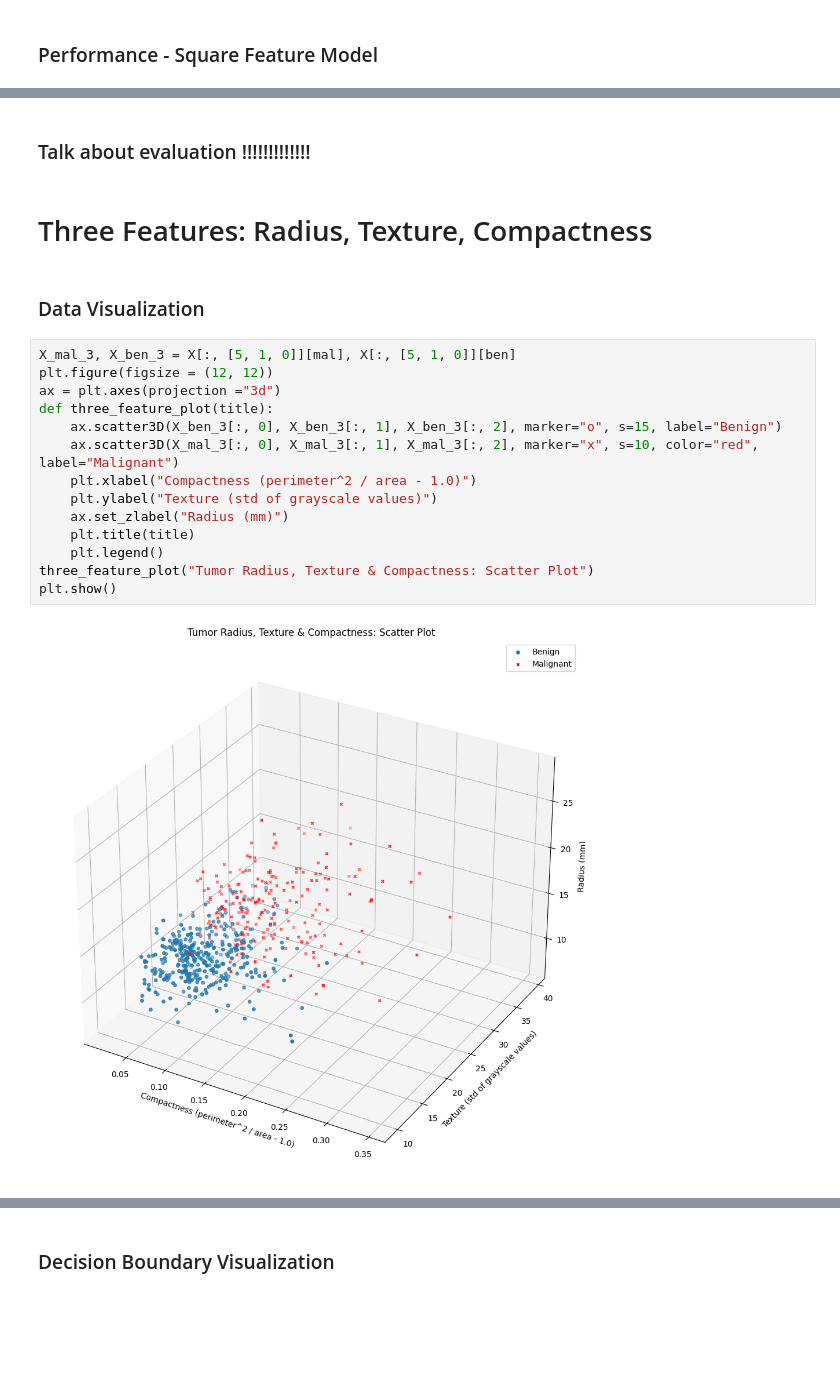
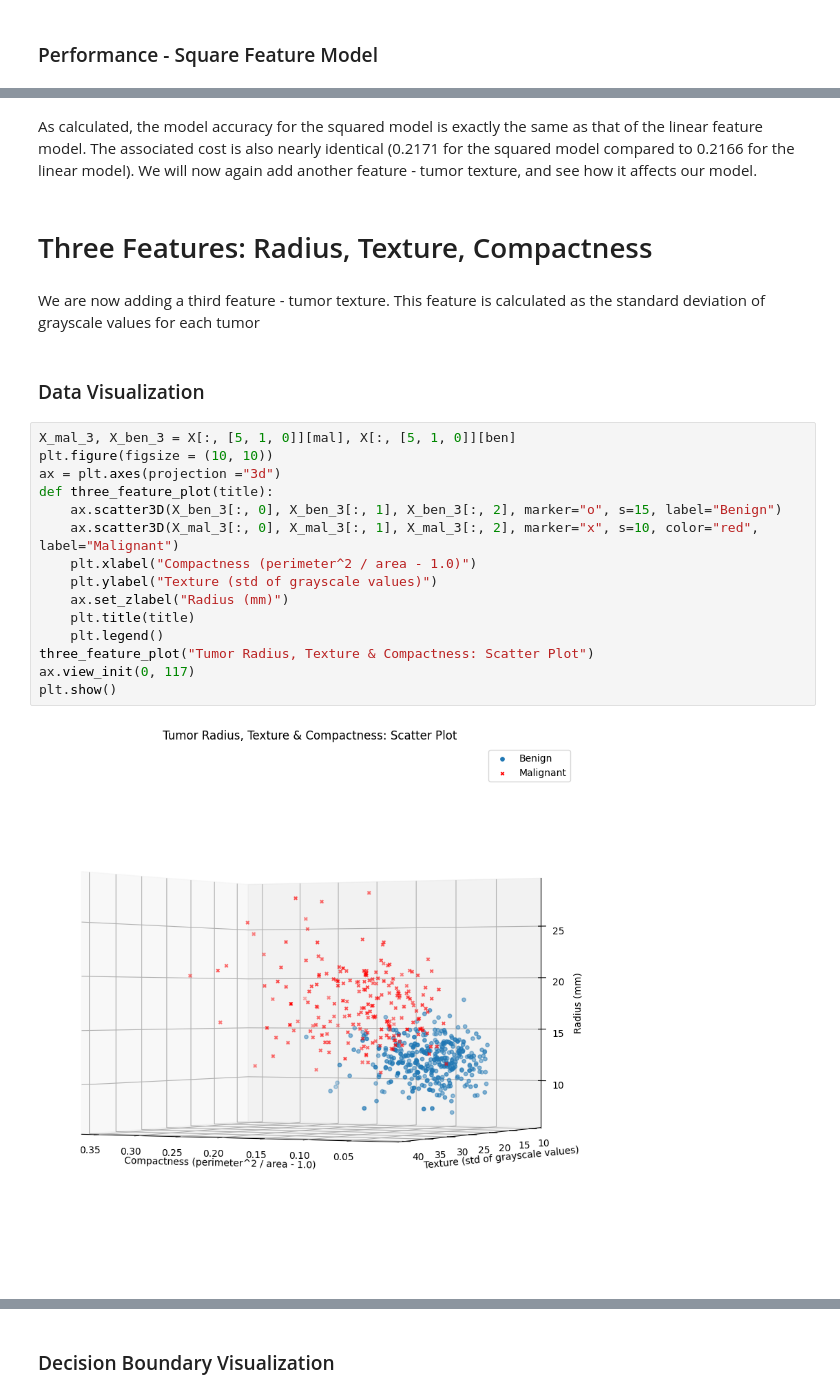
Before and after one commit to markov24/breast-cancer-classification, a Jupyter notebook: binary_classification.ipynb, the cells around one changed output, grey strips where cells are left out. Saved outputs shown, nothing was run; the diff lists cells and outputs as text; blank space fills up the shorter version.

```diff
--- a/binary_classification.ipynb
+++ b/binary_classification.ipynb
@@ -166,22 +174,25 @@ Model accuracy is 91.228%
-# %% [markdown]
-### Talk about evaluation !!!!!!!!!!!!!
+# %% [markdown]
+As calculated, the model accuracy for the squared model is exactly the same as that of the linear feature model. The associated cost is also nearly identical (0.2171 for the squared model compared to 0.2166 for the linear model). We will now again add another feature - tumor texture, and see how it affects our model.
 # %% [markdown]
 # Three Features: Radius, Texture, Compactness
+# %% [markdown]
+We are now adding a third feature - tumor texture. This feature is calculated as the standard deviation of grayscale values for each tumor
 # %% [markdown]
 ### Data Visualization
 # %%
 X_mal_3, X_ben_3 = X[:, [5, 1, 0]][mal], X[:, [5, 1, 0]][ben]
-plt.figure(figsize = (12, 12))
+plt.figure(figsize = (10, 10))
 ax = plt.axes(projection ="3d")
 def three_feature_plot(title):
     ax.scatter3D(X_ben_3[:, 0], X_ben_3[:, 1], X_ben_3[:, 2], marker="o", s=15, label="Benign")
     ax.scatter3D(X_mal_3[:, 0], X_mal_3[:, 1], X_mal_3[:, 2], marker="x", s=10, color="red", label="Malignant")
     plt.xlabel("Compactness (perimeter^2 / area - 1.0)")
     plt.ylabel("Texture (std of grayscale values)")
     ax.set_zlabel("Radius (mm)")
     plt.title(title)
     plt.legend()
 three_feature_plot("Tumor Radius, Texture & Compactness: Scatter Plot")
+ax.view_init(0, 117)
 plt.show()
 # %% [output]
-[figure, old version]
+[figure, new version]
```
Also changed, not shown: parts of 34 cells of this notebook.
